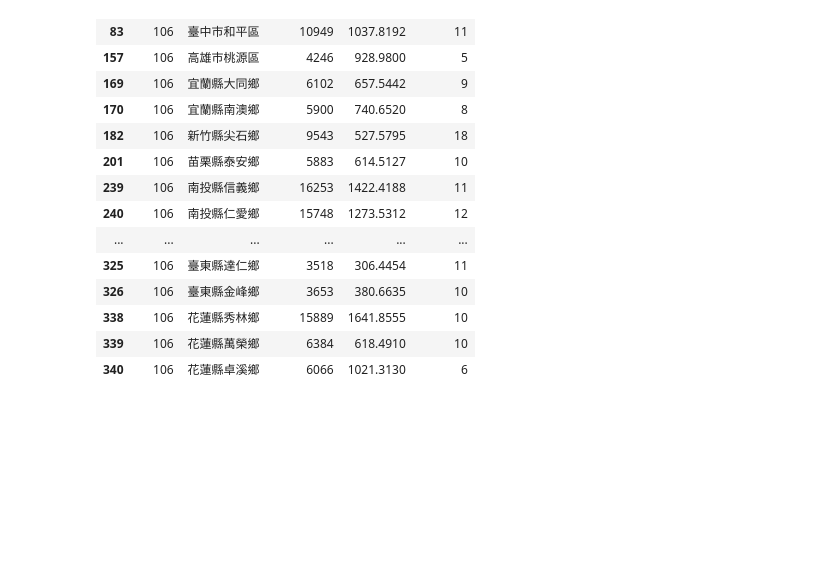
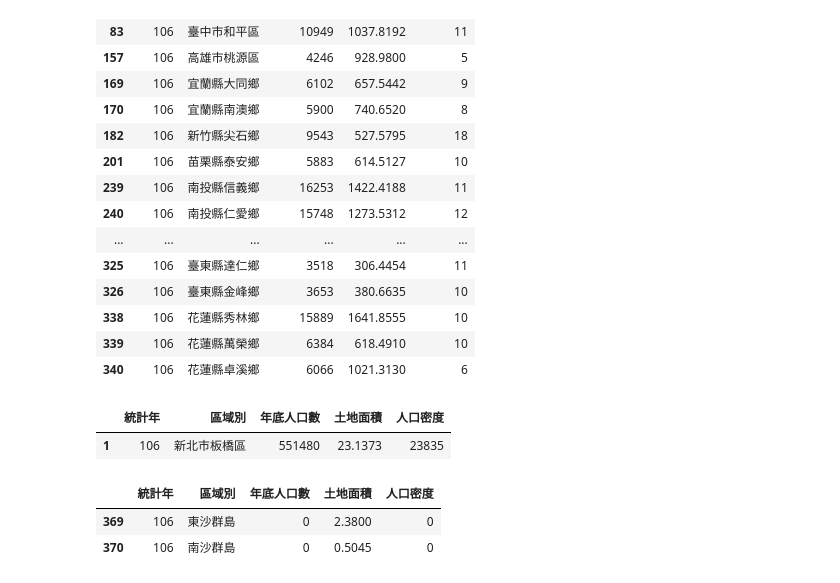
Before and after one commit to chainmine55/2023_11_16Python, a Jupyter notebook: lesson17/lesson17_3.ipynb, the cells around one changed output. Saved outputs shown, nothing was run; the diff lists cells and outputs as text; code cells hidden in the pictures; blank space fills up the shorter version.

```diff
--- a/lesson17/lesson17_3.ipynb
+++ b/lesson17/lesson17_3.ipynb
@@ -137,3 +137,16 @@ dataFrame3[dataFrame3['土地面積'] > 300]
 | 338 | 106 | 花蓮縣秀林鄉 | 15889 | 1641.8555 | 10 |
 | 339 | 106 | 花蓮縣萬榮鄉 | 6384 | 618.4910 | 10 |
 | 340 | 106 | 花蓮縣卓溪鄉 | 6066 | 1021.3130 | 6 |
+# %%
+maxValue = dataFrame3['年底人口數'].max()
+dataFrame3[dataFrame3['年底人口數'] == maxValue]
+# %% [output]
+|  | 統計年 | 區域別 | 年底人口數 | 土地面積 | 人口密度 |
+| 1 | 106 | 新北市板橋區 | 551480 | 23.1373 | 23835 |
+# %%
+minValue = dataFrame3['年底人口數'].min()
+dataFrame3[dataFrame3['年底人口數'] == minValue]
+# %% [output]
+|  | 統計年 | 區域別 | 年底人口數 | 土地面積 | 人口密度 |
+| 369 | 106 | 東沙群島 | 0 | 2.3800 | 0 |
+| 370 | 106 | 南沙群島 | 0 | 0.5045 | 0 |
```
Also changed, not shown: parts of 1 cell of this notebook.
